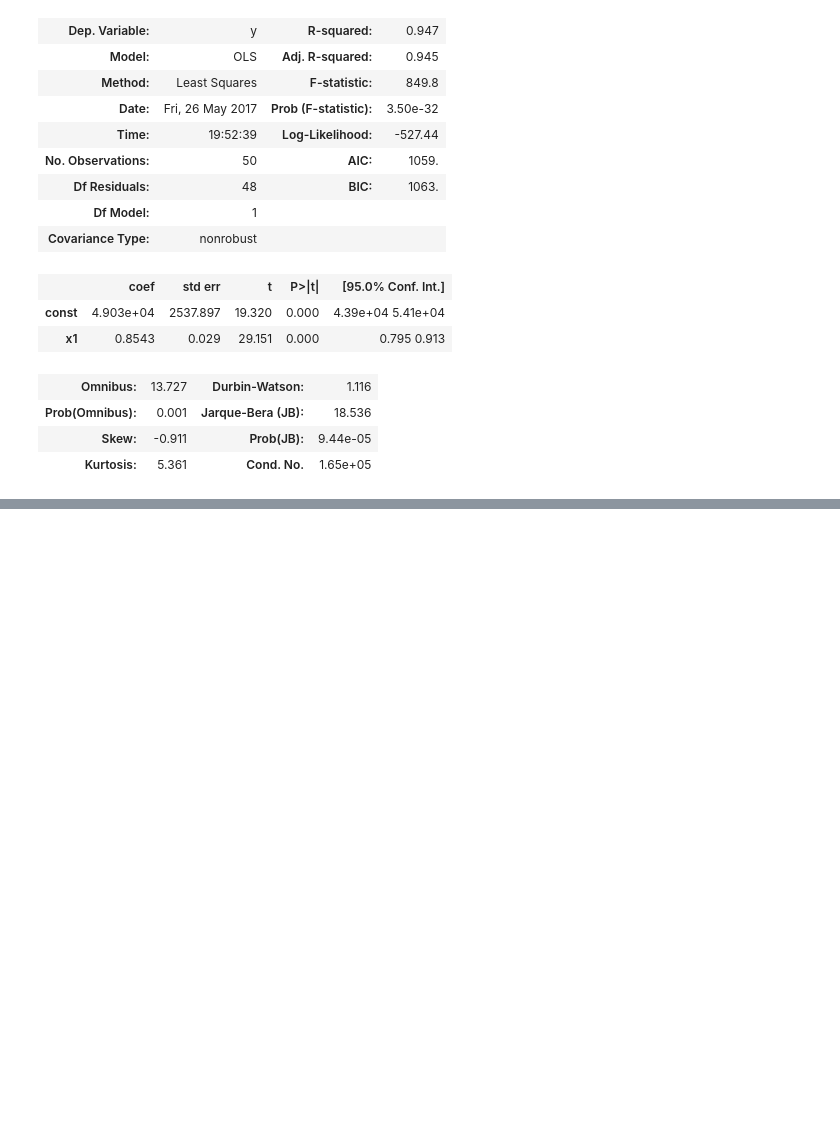
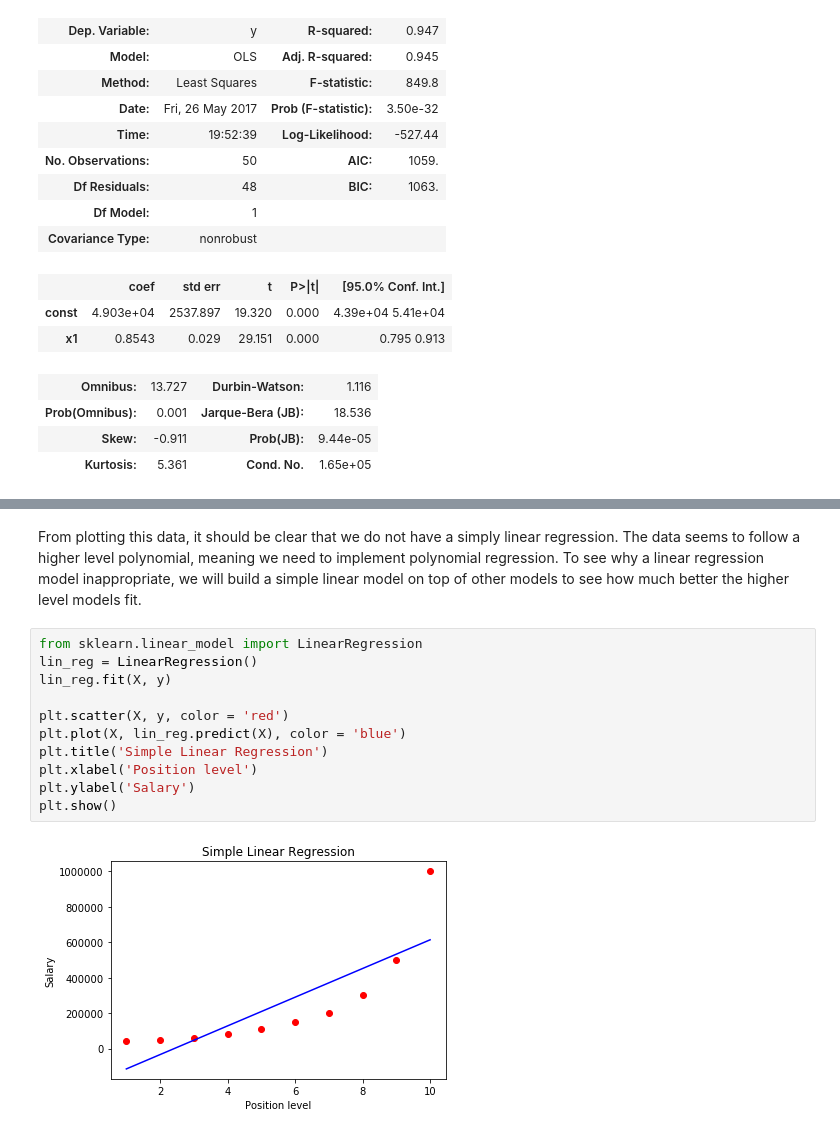
Before and after one commit to bgreenawald/Machine-Learning-Notebooks, a Jupyter notebook: Regression Notebook.ipynb, the cells around one changed output, grey strips where cells are left out. Cells and saved outputs as stored; diff of their text form; blank space fills up the shorter version.

Commit message:
Polynomial regression complete

```diff
--- a/Regression Notebook.ipynb
+++ b/Regression Notebook.ipynb
@@ -168,0 +189,15 @@ This output is the final output from our backward elimination model. We see all
+# %% [markdown]
+From plotting this data, it should be clear that we do not have a simply linear regression. The data seems to follow a higher level polynomial, meaning we need to implement polynomial regression. To see why a linear regression model inappropriate, we will build a simple linear model on top of other models to see how much better the higher level models fit.
+# %%
+from sklearn.linear_model import LinearRegression
+lin_reg = LinearRegression()
+lin_reg.fit(X, y)
+
+plt.scatter(X, y, color = 'red')
+plt.plot(X, lin_reg.predict(X), color = 'blue')
+plt.title('Simple Linear Regression')
+plt.xlabel('Position level')
+plt.ylabel('Salary')
+plt.show()
+# %% [output]
+[figure, added]
```
Also changed, not shown: parts of 10 cells of this notebook, 1 other file.
